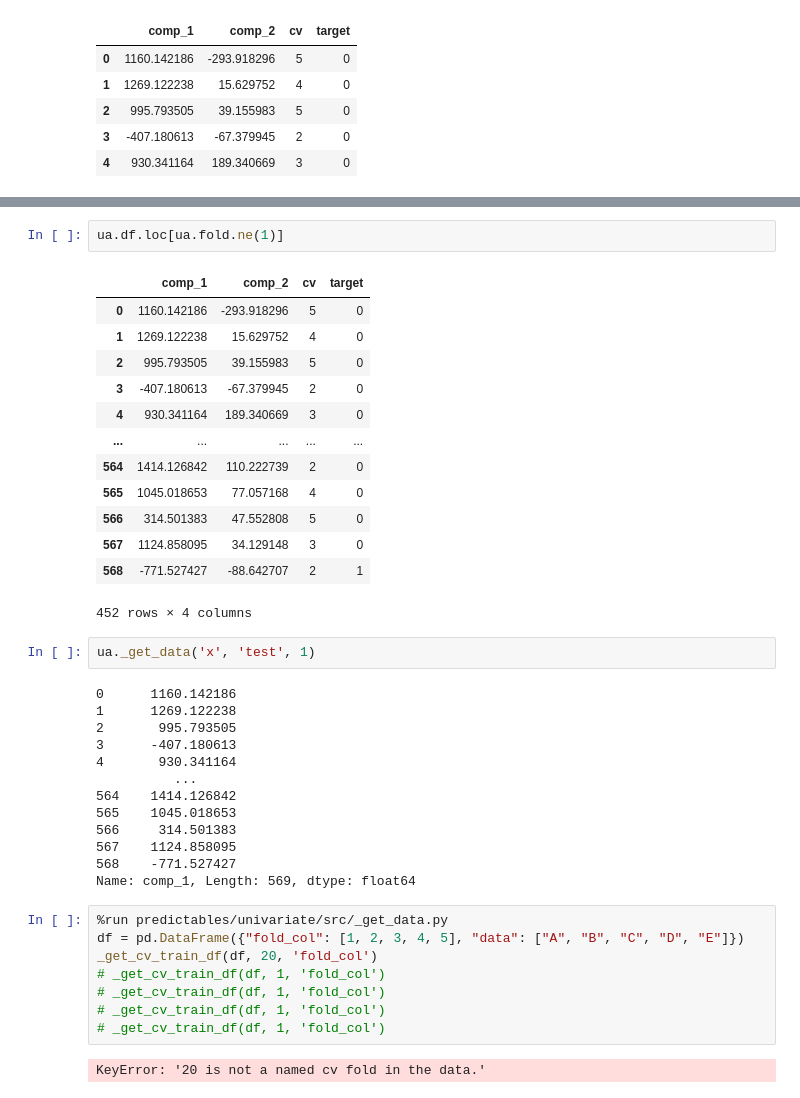
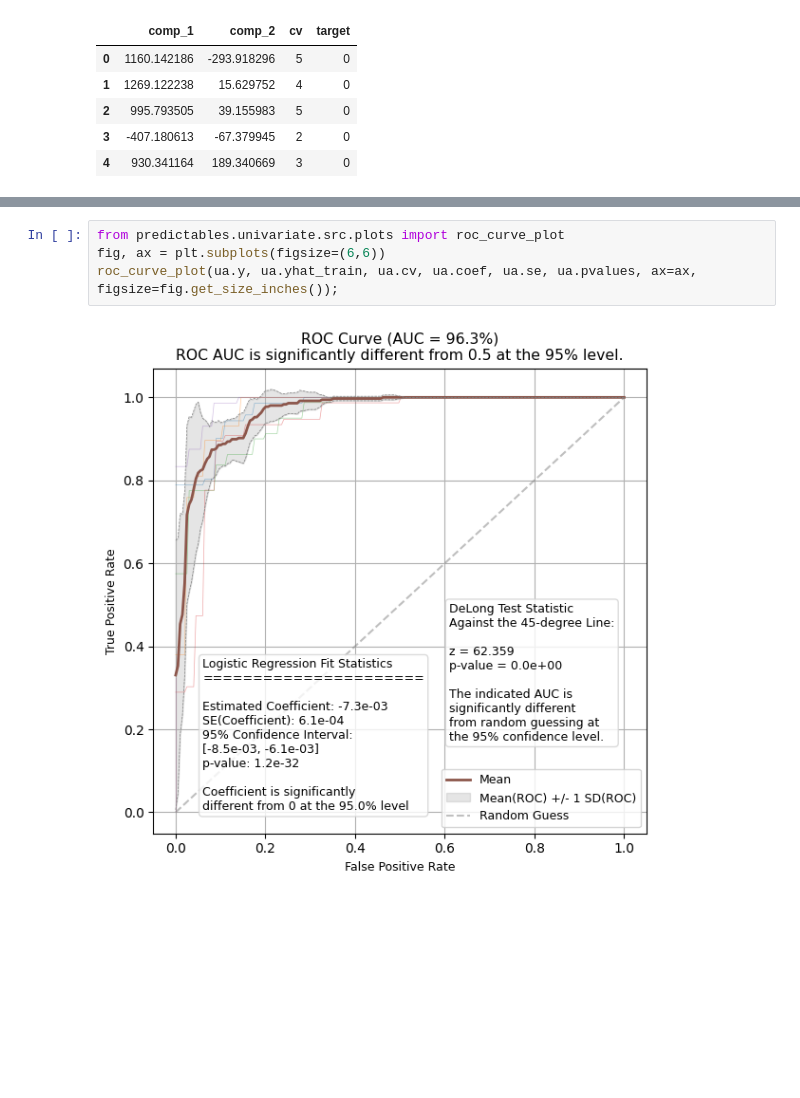
Before and after one commit to predictables/predictables, a Jupyter notebook: dev_univariate.ipynb, the cells around one changed output, grey strips where cells are left out. Saved outputs shown, nothing was run; the diff lists cells and outputs as text; blank space fills up the shorter version.

```diff
--- a/dev_univariate.ipynb
+++ b/dev_univariate.ipynb
@@ -295,41 +297,6 @@ ua.df
-# %%
-ua.df.loc[ua.fold.ne(1)]
-# %% [output]
-|  | comp_1 | comp_2 | cv | target |
-| 0 | 1160.142186 | -293.918296 | 5 | 0 |
-| 1 | 1269.122238 | 15.629752 | 4 | 0 |
-| 2 | 995.793505 | 39.155983 | 5 | 0 |
-| 3 | -407.180613 | -67.379945 | 2 | 0 |
-| 4 | 930.341164 | 189.340669 | 3 | 0 |
-| ... | ... | ... | ... | ... |
-| 564 | 1414.126842 | 110.222739 | 2 | 0 |
-| 565 | 1045.018653 | 77.057168 | 4 | 0 |
-| 566 | 314.501383 | 47.552808 | 5 | 0 |
-| 567 | 1124.858095 | 34.129148 | 3 | 0 |
-| 568 | -771.527427 | -88.642707 | 2 | 1 |
-452 rows × 4 columns
-# %%
-ua._get_data('x', 'test', 1)
-# %% [output]
-0      1160.142186
-1      1269.122238
-2       995.793505
-3      -407.180613
-4       930.341164
-          ...
-564    1414.126842
-565    1045.018653
-566     314.501383
-567    1124.858095
-568    -771.527427
-Name: comp_1, Length: 569, dtype: float64
-# %%
-%run predictables/univariate/src/_get_data.py
-df = pd.DataFrame({"fold_col": [1, 2, 3, 4, 5], "data": ["A", "B", "C", "D", "E"]})
-_get_cv_train_df(df, 20, 'fold_col')
-# _get_cv_train_df(df, 1, 'fold_col')
-# _get_cv_train_df(df, 1, 'fold_col')
-# _get_cv_train_df(df, 1, 'fold_col')
-# _get_cv_train_df(df, 1, 'fold_col')
-# %% [output]
-KeyError: '20 is not a named cv fold in the data.'
+# %%
+from predictables.univariate.src.plots import roc_curve_plot
+fig, ax = plt.subplots(figsize=(6,6))
+roc_curve_plot(ua.y, ua.yhat_train, ua.cv, ua.coef, ua.se, ua.pvalues, ax=ax, figsize=fig.get_size_inches());
+# %% [output]
+[figure, added]
```
Also changed, not shown: parts of 5 cells of this notebook, 10 other files.
